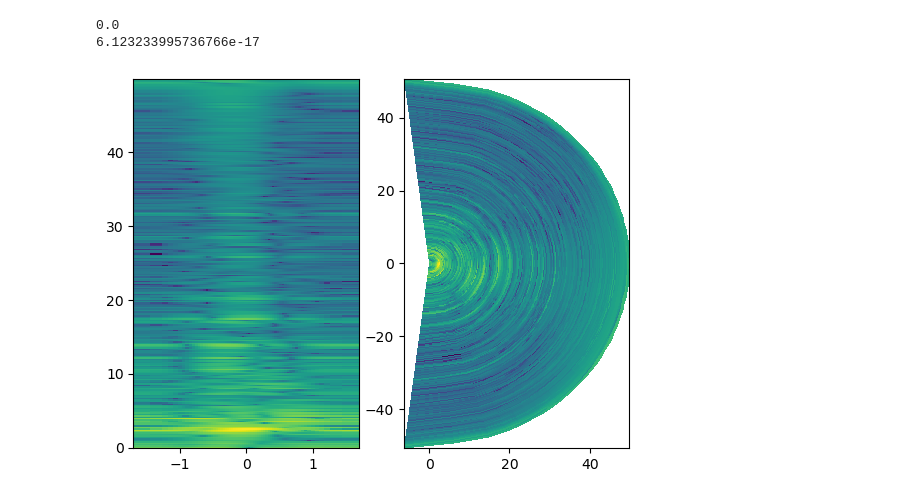
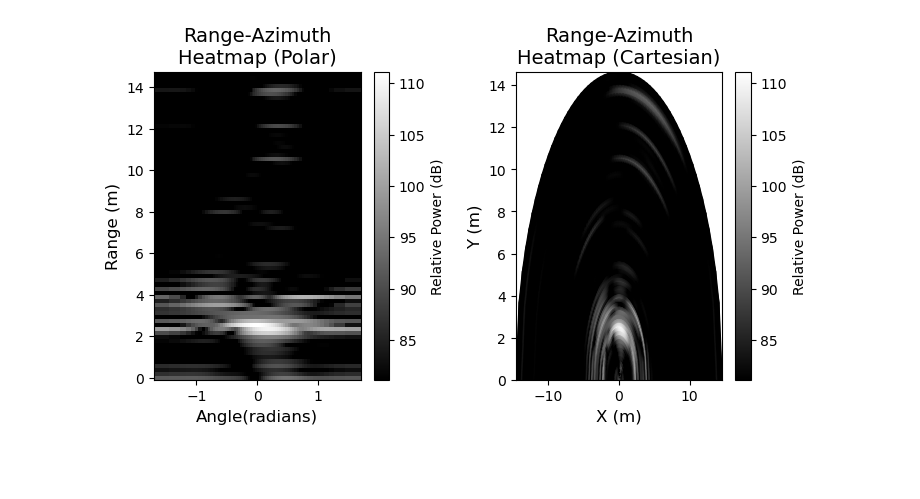
Before and after one commit to davidmhunt/CPSL_TI_Radar, a Jupyter notebook: Python Modules/DCA_1000/generate_AoA.ipynb, the cells around one changed output. Drawn from its saved outputs; the diff is of its cells as text; code cells hidden in the pictures; blank space fills up the shorter version.

```diff
--- a/Python Modules/DCA_1000/generate_AoA.ipynb
+++ b/Python Modules/DCA_1000/generate_AoA.ipynb
@@ -8,33 +8,0 @@ import matplotlib.pyplot as plt
-# %%
-#specify path to ADC data
-
-data_path = os.getcwd() + "/MATLAB Code/Sample_Data/adc_data.bin"
-
-
-#configuration information
-num_frames = 8
-chirps_per_frame = 128
-rx_channels = 4
-samples_per_chirp = 256
-
-#chirp bandwidth
-chirp_BW_MHz_us = 767.54*1e6
-
-#number of angle bins
-num_angle_bins = 64
-
-#COMPUTED VALUES compute range bins
-range_res = c / (2 * chirp_BW_MHz_us)
-ranges = np.arange(0,samples_per_chirp) * range_res
-
-phase_shifts = np.arange(-1 * pi,pi  + 2 * pi /(num_angle_bins - 1),2 * pi / (num_angle_bins-1))
-angle_bins = np.arcsin(phase_shifts / pi)
-thetas,rhos = np.meshgrid(angle_bins,ranges)
-x_s = np.multiply(rhos,np.cos(thetas))
-y_s = np.multiply(rhos,np.sin(thetas))
-
-print(np.min(x_s))
-print(np.cos(np.min(thetas)))
-# %% [output]
-0.0
-6.123233995736766e-17
@@ -70,13 +9,25 @@ data = 20* np.log10(np.abs(np.fft.fftshift(np.fft.fft(data,axis=-1))))
-# %%
-#initialize the subfigures
-fig,axs = plt.subplots(nrows=1,ncols=2)
-
-#plot polar coordinates
-axs[0].pcolormesh(thetas,rhos,data)
-
-#convert polar to cartesian
-axs[1].pcolormesh(x_s,y_s,data)
-
-plt.show()
-# %% [output]
-[figure, removed]
+# %%
+#specify path to ADC data
+data_path = os.path.join(os.getcwd(),"MATLAB Code/Sample_Data/adc_data.bin")
+
+#initialize a raw data processor
+raw_data_processor = RawDataProcessor()
+raw_data_processor.set_config_params(
+    chirps_per_frame = 128,
+    rx_channels = 4,
+    tx_channels = 1,
+    samples_per_chirp = 256,
+    adc_sample_rate_Hz = 10e6,
+    chirp_slope_MHz_us=29.982000350952148,
+    start_freq_Hz=77e9,
+    idle_time_us = 100.0,
+    ramp_end_time_us = 60.0
+)
+
+#load the raw data from the DCA1000
+raw_data_processor.load_data_from_DCA1000(data_path)
+# %%
+#plot the range-azimuth heatmap for a single chirp and frame
+raw_data_processor.plot_range_azimuth_heatmap(frame=0,chirp=1,range_lims=[0,15])
+# %% [output]
+[figure, added]
```
Also changed, not shown: parts of 3 cells of this notebook, 3 other files.
